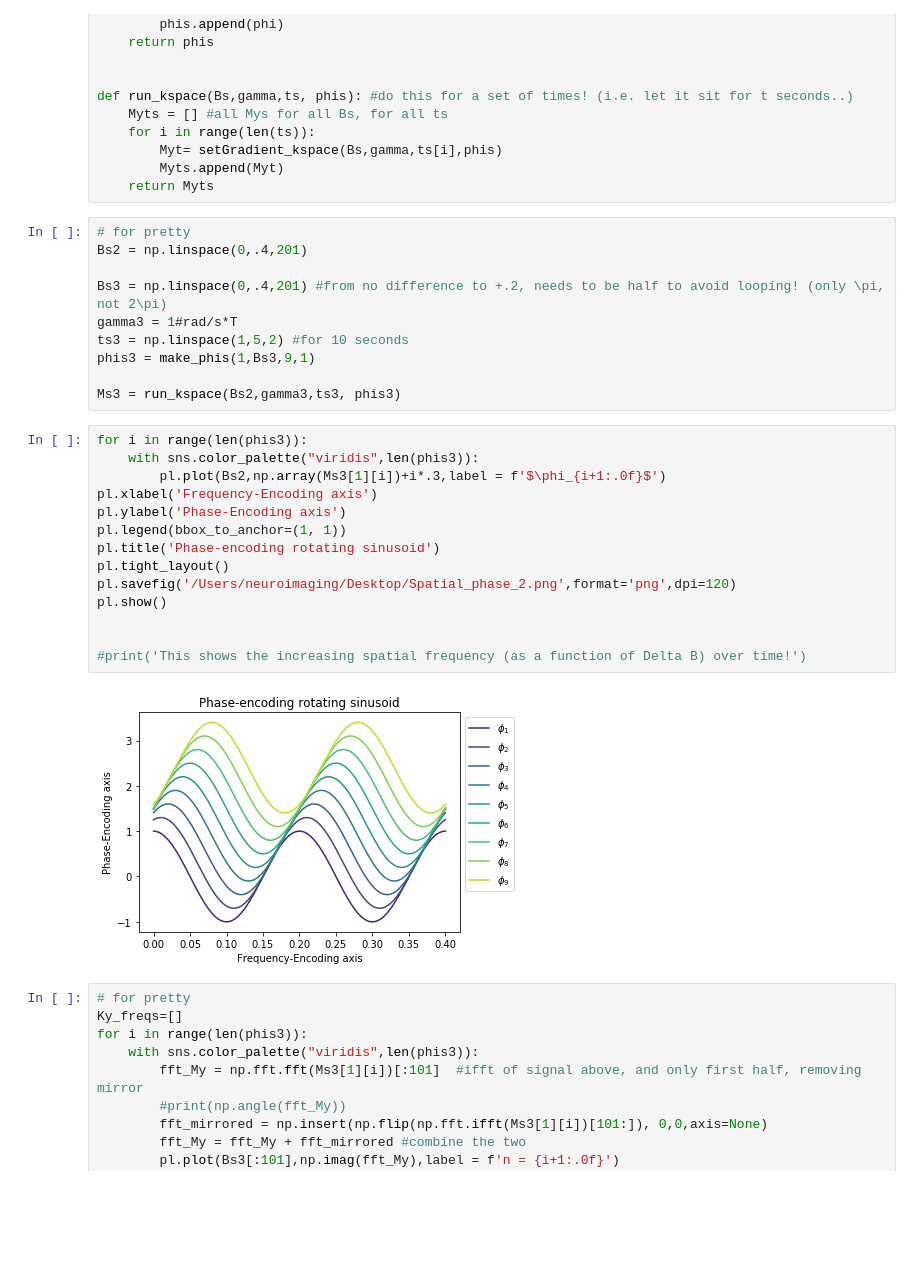
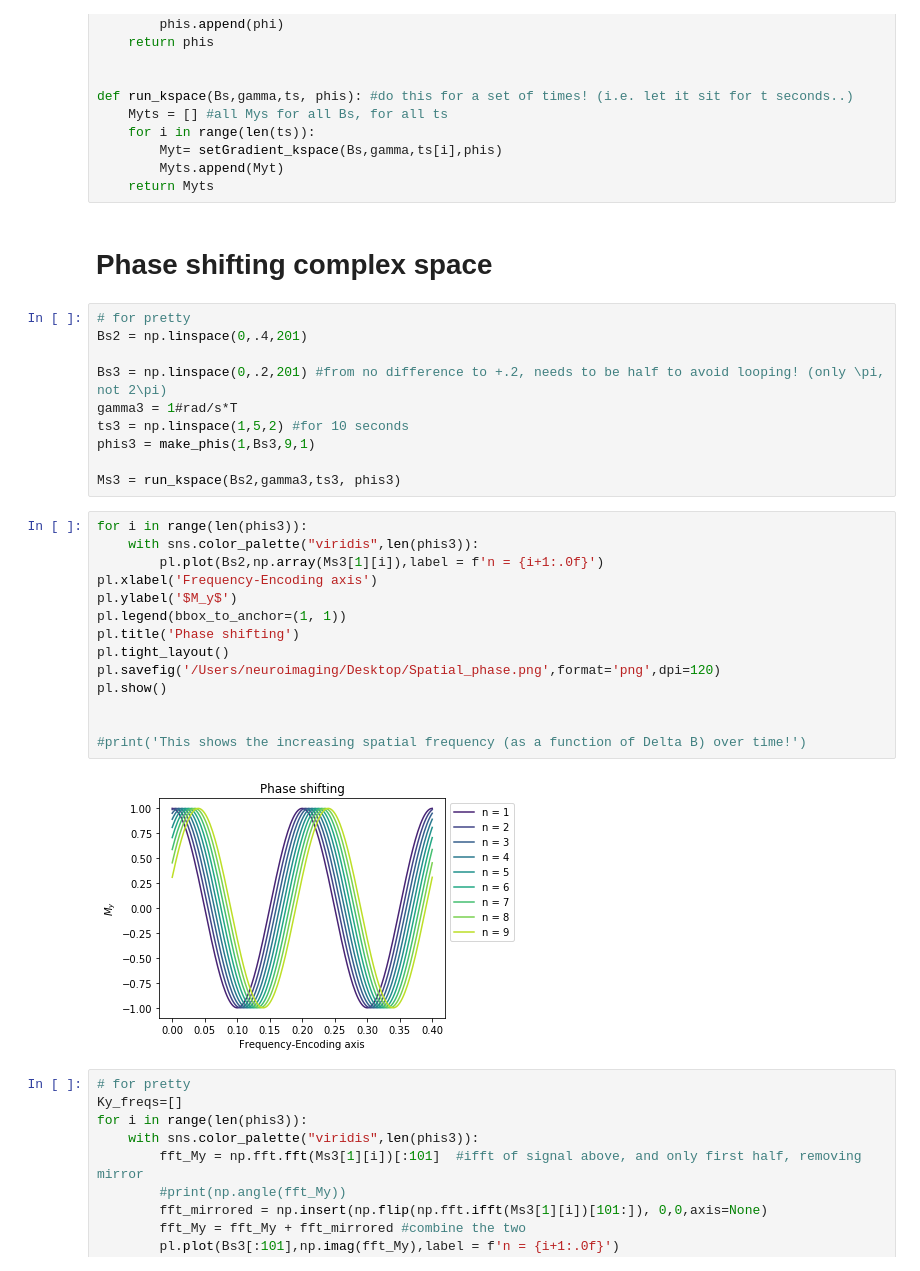
Before and after one commit to miramliu/Dissertation_Code, a Jupyter notebook: MRI_VaryingSpatialFrequency.ipynb, the cells around one changed output. Saved outputs shown, nothing was run; the diff lists cells and outputs as text; blank space fills up the shorter version.

Commit message:
Updated phase encoding

```diff
--- a/MRI_VaryingSpatialFrequency.ipynb
+++ b/MRI_VaryingSpatialFrequency.ipynb
@@ -152,11 +175,13 @@ def run_kspace(Bs,gamma,ts, phis): #do this for a set of times! (i.e. let it sit
         Myt= setGradient_kspace(Bs,gamma,ts[i],phis)
         Myts.append(Myt)
     return Myts
+# %% [markdown]
+# Phase shifting complex space
 # %%
 # for pretty
 Bs2 = np.linspace(0,.4,201)
 
-Bs3 = np.linspace(0,.4,201) #from no difference to +.2, needs to be half to avoid looping! (only \pi, not 2\pi)
+Bs3 = np.linspace(0,.2,201) #from no difference to +.2, needs to be half to avoid looping! (only \pi, not 2\pi)
 gamma3 = 1#rad/s*T
 ts3 = np.linspace(1,5,2) #for 10 seconds
 phis3 = make_phis(1,Bs3,9,1)
@@ -165,19 +190,19 @@ Ms3 = run_kspace(Bs2,gamma3,ts3, phis3)
 # %%
 for i in range(len(phis3)):
     with sns.color_palette("viridis",len(phis3)):
-        pl.plot(Bs2,np.array(Ms3[1][i])+i*.3,label = f'$\phi_{i+1:.0f}$')
+        pl.plot(Bs2,np.array(Ms3[1][i]),label = f'n = {i+1:.0f}')
 pl.xlabel('Frequency-Encoding axis')
-pl.ylabel('Phase-Encoding axis')
+pl.ylabel('$M_y$')
 pl.legend(bbox_to_anchor=(1, 1))
-pl.title('Phase-encoding rotating sinusoid')
+pl.title('Phase shifting')
 pl.tight_layout()
-pl.savefig('/Users/neuroimaging/Desktop/Spatial_phase_2.png',format='png',dpi=120)
+pl.savefig('/Users/neuroimaging/Desktop/Spatial_phase.png',format='png',dpi=120)
 pl.show()
 
 
 #print('This shows the increasing spatial frequency (as a function of Delta B) over time!')
 # %% [output]
-[figure, old version]
+[figure, new version]
 # %%
 # for pretty
 Ky_freqs=[]
```
Also changed, not shown: parts of 2 cells of this notebook.
